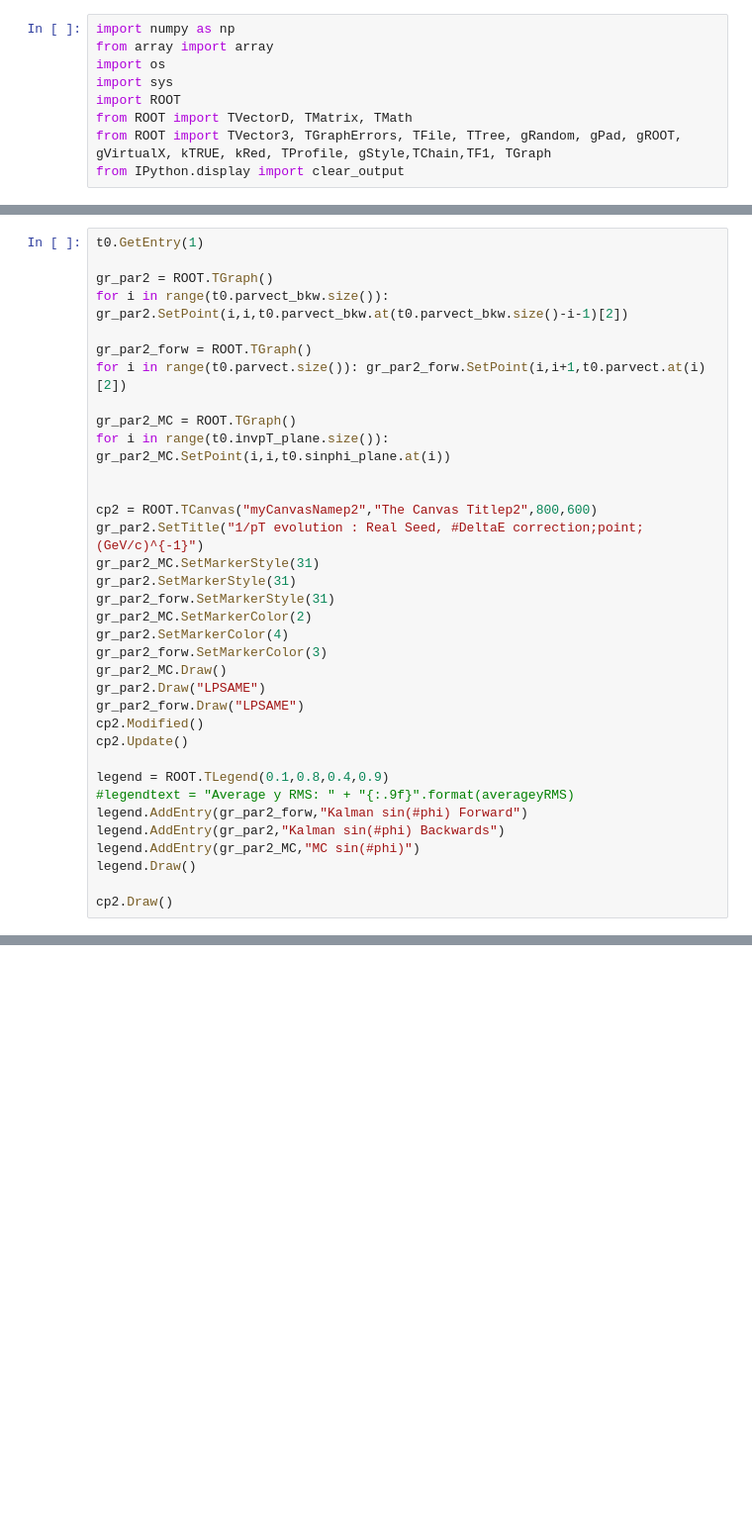
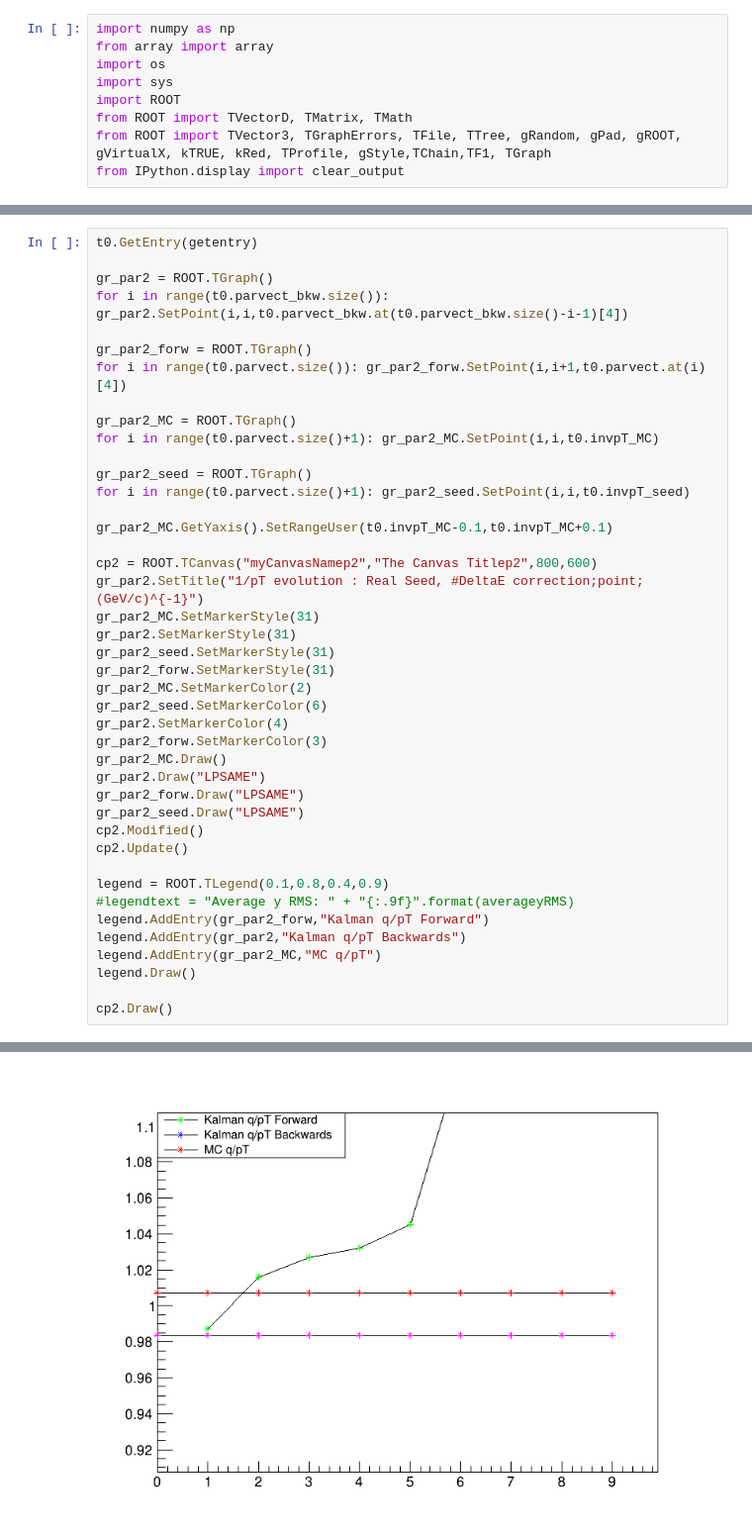
Before and after one commit to Trenchcoat95/OxfordCode, a Jupyter notebook: Kalman_Garlite/jupyter_notebooks/paramevol_MCgarlite_ana.ipynb, the cells around one changed output, grey strips where cells are left out. Shown: that part at 99% size. Drawn from its saved outputs; the diff is of its cells as text; blank space fills up the shorter version.

Commit message:
Many bugs fixed in garlite kalman

```diff
--- a/Kalman_Garlite/jupyter_notebooks/paramevol_MCgarlite_ana.ipynb
+++ b/Kalman_Garlite/jupyter_notebooks/paramevol_MCgarlite_ana.ipynb
@@ -115,35 +126,42 @@ Warning in <TCanvas::Constructor>: Deleting canvas with same name: myCanvasNamep
 # %%
-t0.GetEntry(1)
+t0.GetEntry(getentry)
 
 gr_par2 = ROOT.TGraph()
-for i in range(t0.parvect_bkw.size()): gr_par2.SetPoint(i,i,t0.parvect_bkw.at(t0.parvect_bkw.size()-i-1)[2])
+for i in range(t0.parvect_bkw.size()): gr_par2.SetPoint(i,i,t0.parvect_bkw.at(t0.parvect_bkw.size()-i-1)[4])
 
 gr_par2_forw = ROOT.TGraph()
-for i in range(t0.parvect.size()): gr_par2_forw.SetPoint(i,i+1,t0.parvect.at(i)[2])
+for i in range(t0.parvect.size()): gr_par2_forw.SetPoint(i,i+1,t0.parvect.at(i)[4])
 
 gr_par2_MC = ROOT.TGraph()
-for i in range(t0.invpT_plane.size()): gr_par2_MC.SetPoint(i,i,t0.sinphi_plane.at(i))
+for i in range(t0.parvect.size()+1): gr_par2_MC.SetPoint(i,i,t0.invpT_MC)
 
+gr_par2_seed = ROOT.TGraph()
+for i in range(t0.parvect.size()+1): gr_par2_seed.SetPoint(i,i,t0.invpT_seed)
+
+gr_par2_MC.GetYaxis().SetRangeUser(t0.invpT_MC-0.1,t0.invpT_MC+0.1)
 
 cp2 = ROOT.TCanvas("myCanvasNamep2","The Canvas Titlep2",800,600)
 gr_par2.SetTitle("1/pT evolution : Real Seed, #DeltaE correction;point;(GeV/c)^{-1}")
 gr_par2_MC.SetMarkerStyle(31)
 gr_par2.SetMarkerStyle(31)
+gr_par2_seed.SetMarkerStyle(31)
 gr_par2_forw.SetMarkerStyle(31)
 gr_par2_MC.SetMarkerColor(2)
+gr_par2_seed.SetMarkerColor(6)
 gr_par2.SetMarkerColor(4)
 gr_par2_forw.SetMarkerColor(3)
 gr_par2_MC.Draw()
 gr_par2.Draw("LPSAME")
 gr_par2_forw.Draw("LPSAME")
+gr_par2_seed.Draw("LPSAME")
 cp2.Modified()
 cp2.Update()
 
 legend = ROOT.TLegend(0.1,0.8,0.4,0.9)
 #legendtext = "Average y RMS: " + "{:.9f}".format(averageyRMS)
-legend.AddEntry(gr_par2_forw,"Kalman sin(#phi) Forward")
-legend.AddEntry(gr_par2,"Kalman sin(#phi) Backwards")
-legend.AddEntry(gr_par2_MC,"MC sin(#phi)")
+legend.AddEntry(gr_par2_forw,"Kalman q/pT Forward")
+legend.AddEntry(gr_par2,"Kalman q/pT Backwards")
+legend.AddEntry(gr_par2_MC,"MC q/pT")
 legend.Draw()
 
 cp2.Draw()
@@ -151,0 +173 @@ AttributeError: 'TTree' object has no attribute 'invpT_plane'
+[figure, added]
```
Also changed, not shown: parts of 8 cells of this notebook, 17 other files.
